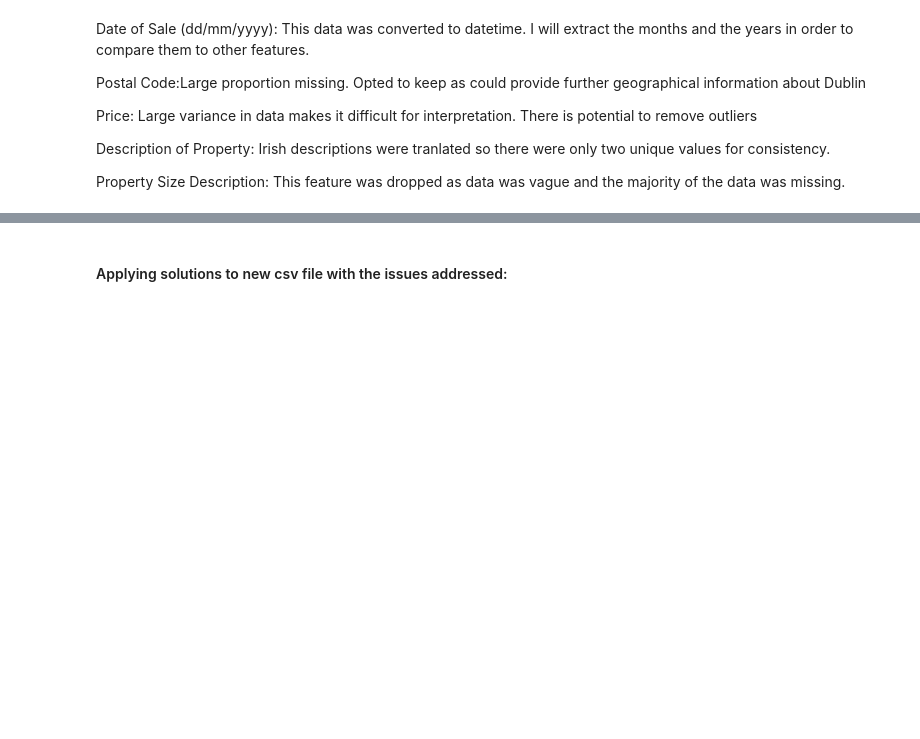
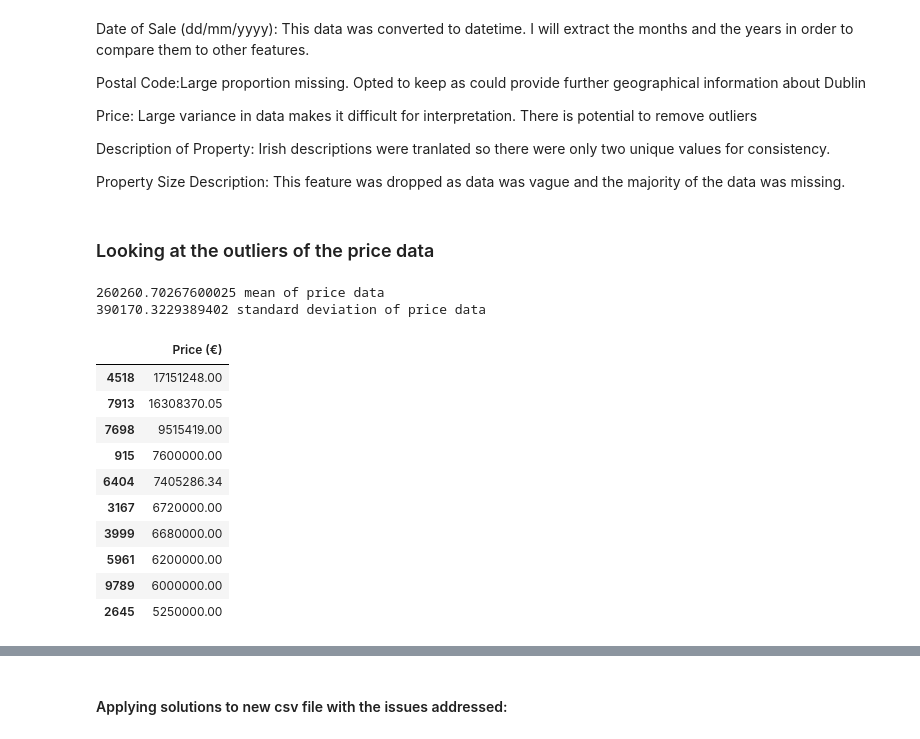
Before and after one commit to Gus1616/Data_analytics_homework1, a Jupyter notebook: Boothman_Gus_17350796_COMP47350_Homework1.ipynb, the cells around one changed output, grey strips where cells are left out. Cells and saved outputs as stored; diff of their text form; code cells hidden in the pictures; blank space fills up the shorter version.

```diff
--- a/Boothman_Gus_17350796_COMP47350_Homework1.ipynb
+++ b/Boothman_Gus_17350796_COMP47350_Homework1.ipynb
@@ -707,3 +687,25 @@ Price: Large variance in data makes it difficult for interpretation. There is po
 Description of Property: Irish descriptions were tranlated so there were only two unique values for consistency.
 
 Property Size Description: This feature was dropped as data was vague and the majority of the data was missing.
+# %% [markdown]
+### Looking at the outliers of the price data
+# %%
+print(df['Price (€)'].mean(), "mean of price data")
+print(df['Price (€)'].std(), "standard deviation of price data")
+# %% [output]
+260260.70267600025 mean of price data
+390170.3229389402 standard deviation of price data
+# %%
+df.sort_values(by='Price (€)', axis=0, ascending=False, inplace=False, kind='quicksort', na_position='last')[['Price (€)']].head(10)
+# %% [output]
+|  | Price (€) |
+| 4518 | 17151248.00 |
+| 7913 | 16308370.05 |
+| 7698 | 9515419.00 |
+| 915 | 7600000.00 |
+| 6404 | 7405286.34 |
+| 3167 | 6720000.00 |
+| 3999 | 6680000.00 |
+| 5961 | 6200000.00 |
+| 9789 | 6000000.00 |
+| 2645 | 5250000.00 |
```
Also changed, not shown: parts of 7 cells of this notebook, 3 other files.
